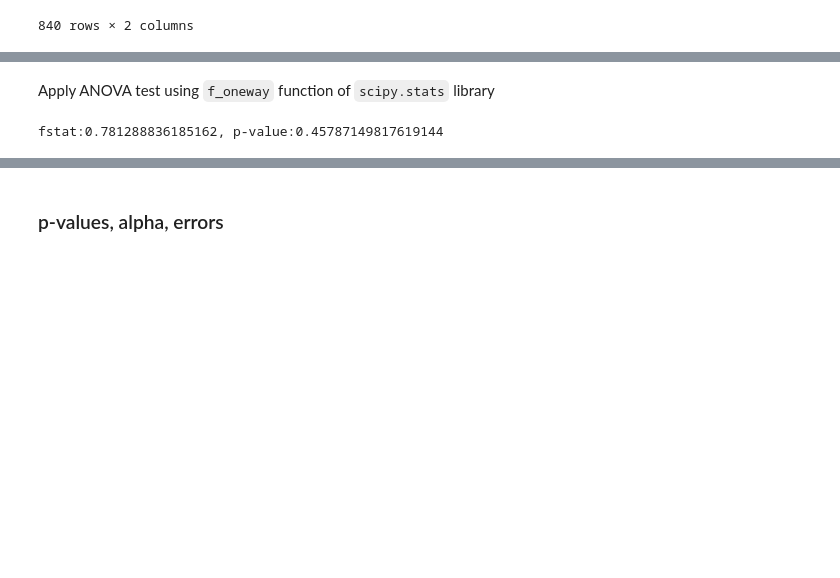
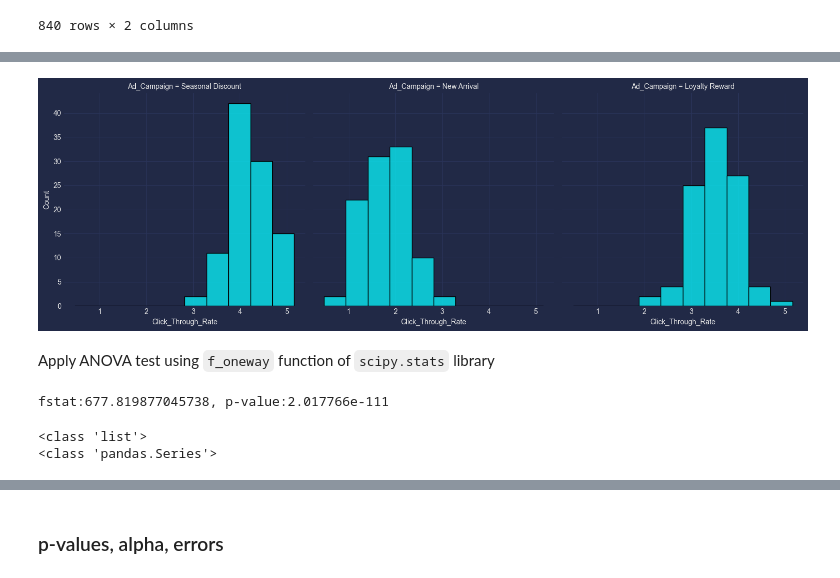
Before and after one commit to abhijeet-bhambere/python-ml-trail, a Jupyter notebook: experimental_design.ipynb, the cells around one changed output, grey strips where cells are left out. Saved outputs shown, nothing was run; the diff lists cells and outputs as text; code cells hidden in the pictures; blank space fills up the shorter version.

```diff
--- a/experimental_design.ipynb
+++ b/experimental_design.ipynb
@@ -1221,3 +1405,8 @@ ad_campaign.pivot_table(index='Ad_Campaign',values='Click_Through_Rate',  aggfun
+# %%
+sns.displot(data=ad_campaign_sampled,  x='Click_Through_Rate', col='Ad_Campaign')
+plt.show()
+# %% [output]
+[figure, added]
 # %%
 # Altrnate method
 # ad_campaign.groupby('Ad_Campaign')[['Click_Through_Rate']].agg("mean")
@@ -1225,8 +1414,16 @@ ad_campaign.pivot_table(index='Ad_Campaign',values='Click_Through_Rate',  aggfun
 Apply ANOVA test using  `f_oneway` function of `scipy.stats` library
 # %%
 cpgn_types = ['Loyalty Reward', 'New Arrival', 'Seasonal Discount']
-groups_cpgn = [ad_campaign[ad_campaign['Ad_Campaign']==cpgn]['Click_Through_Rate'] for cpgn in cpgn_types]
+# creates a list of series for each of the campaign type
+groups_cpgn = [ad_campaign_sampled[ad_campaign_sampled['Ad_Campaign']==cpgn]['Click_Through_Rate'] for cpgn in cpgn_types]
+# unpack this list to access ech of the series required for f_oneway
 cpgn_fstat, cpgn_pval = f_oneway(*groups_cpgn)
-print(f"fstat:{cpgn_fstat}, p-value:{cpgn_pval}")
+print(f"fstat:{cpgn_fstat}, p-value:{cpgn_pval:e}")
 # %% [output]
-fstat:0.781288836185162, p-value:0.45787149817619144
+fstat:677.819877045738, p-value:2.017766e-111
+# %%
+print(type(groups_cpgn))
+print(type(groups_cpgn[0]))
+# %% [output]
+<class 'list'>
+<class 'pandas.Series'>
```
Also changed, not shown: parts of 25 cells of this notebook.
